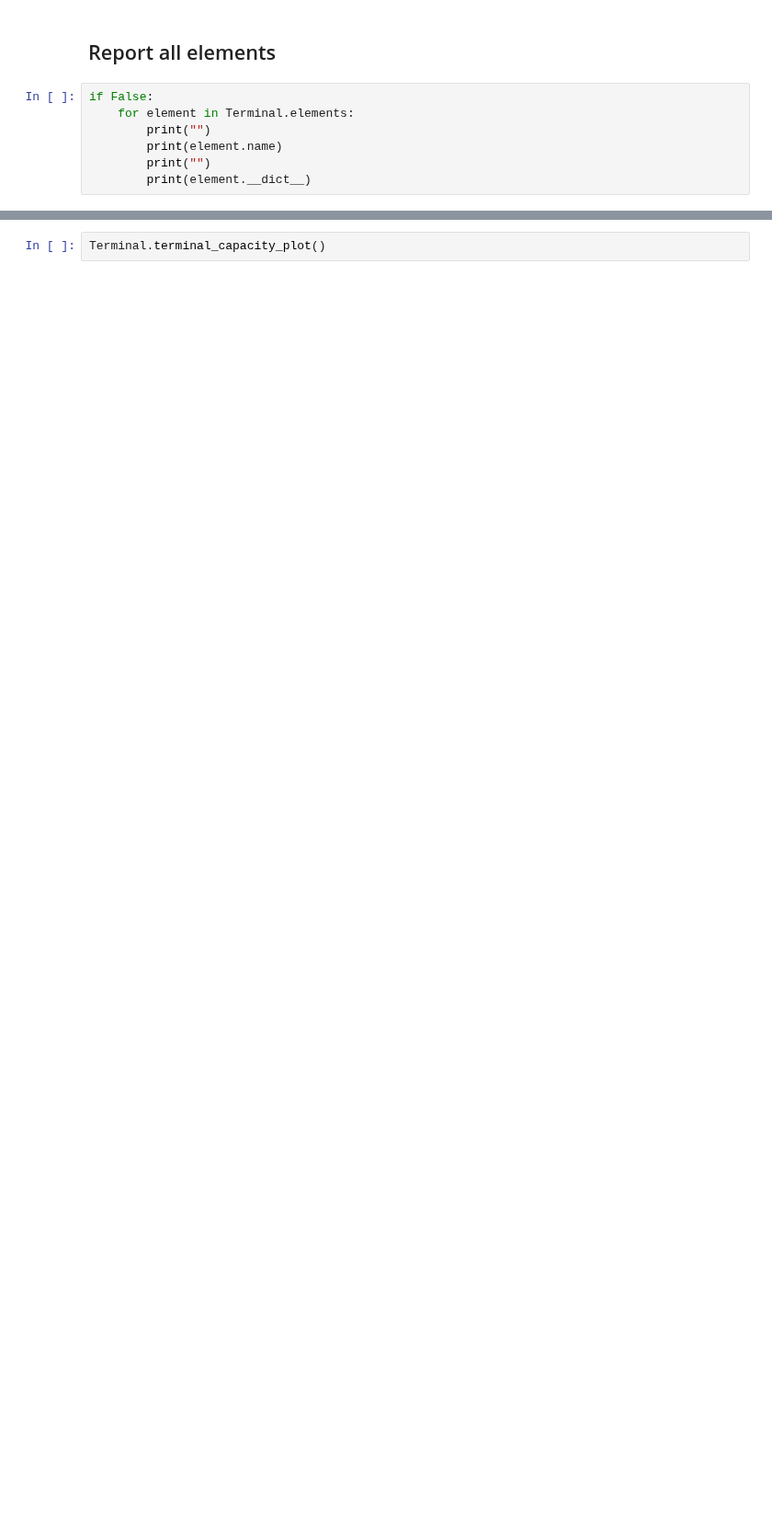
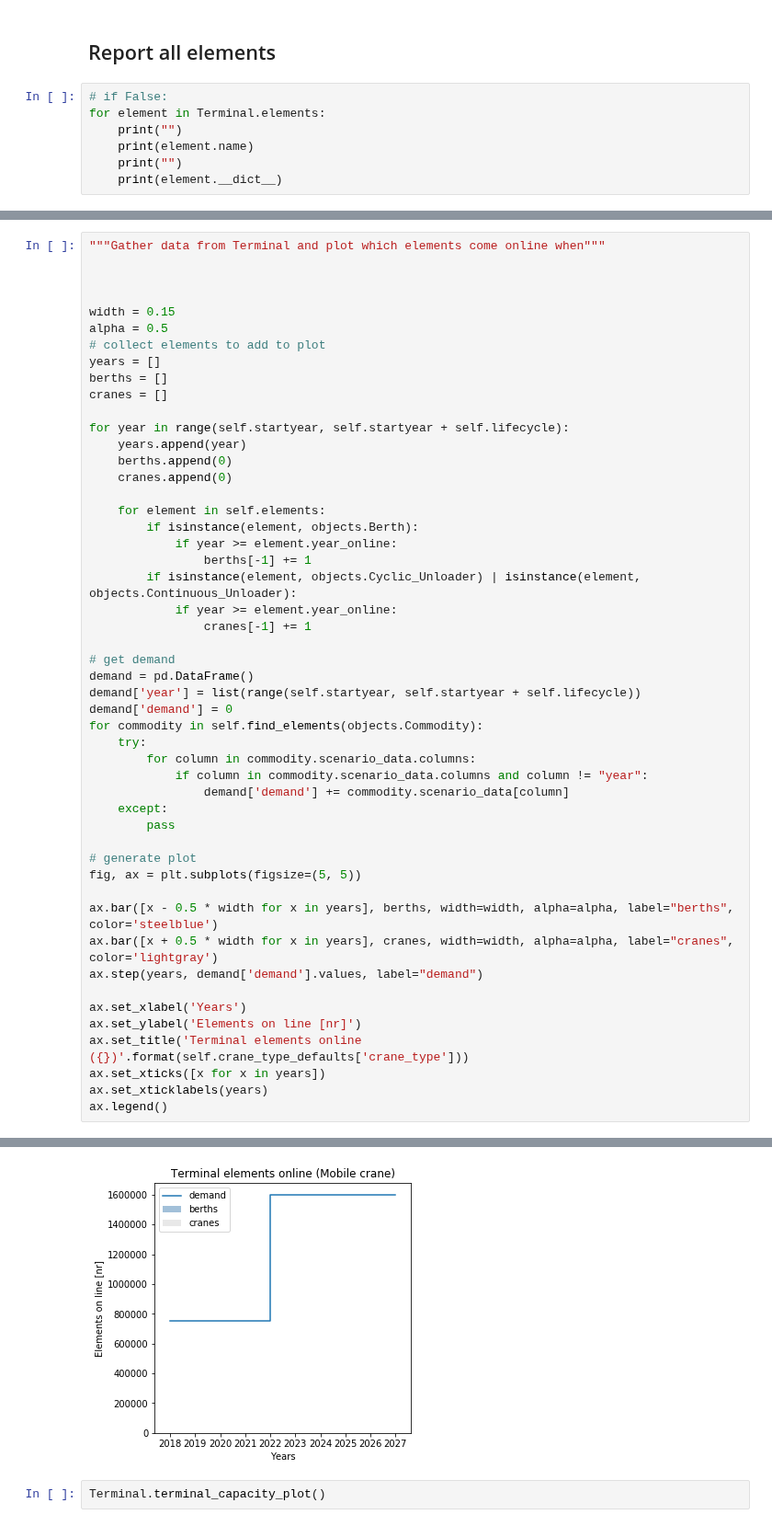
Before and after one commit to TUDelft-CITG/OpenTISim, a Jupyter notebook: notebooks/Example 02 - Example test to plot terminal elements.ipynb, the cells around one changed output, grey strips where cells are left out. Shown at 92% size. Saved outputs shown, nothing was run; the diff lists cells and outputs as text; blank space fills up the shorter version.

```diff
--- a/notebooks/Example 02 - Example test to plot terminal elements.ipynb
+++ b/notebooks/Example 02 - Example test to plot terminal elements.ipynb
@@ -89,9 +101,9 @@ NPV: 12230769.582131177
 # %% [markdown]
 ## Report all elements
 # %%
-if False:
-    for element in Terminal.elements:
-        print("")
-        print(element.name)
-        print("")
-        print(element.__dict__)
+# if False:
+for element in Terminal.elements:
+    print("")
+    print(element.name)
+    print("")
+    print(element.__dict__)
@@ -101,0 +136,51 @@ Terminal.terminal_elements_plot()
+# %%
+"""Gather data from Terminal and plot which elements come online when"""
+
+
+
+width = 0.15
+alpha = 0.5
+# collect elements to add to plot
+years = []
+berths = []
+cranes = []
+
+for year in range(self.startyear, self.startyear + self.lifecycle):
+    years.append(year)
+    berths.append(0)
+    cranes.append(0)
+
+    for element in self.elements:
+        if isinstance(element, objects.Berth):
+            if year >= element.year_online:
+                berths[-1] += 1
+        if isinstance(element, objects.Cyclic_Unloader) | isinstance(element, objects.Continuous_Unloader):
+            if year >= element.year_online:
+                cranes[-1] += 1
+
+# get demand
+demand = pd.DataFrame()
+demand['year'] = list(range(self.startyear, self.startyear + self.lifecycle))
+demand['demand'] = 0
+for commodity in self.find_elements(objects.Commodity):
+    try:
+        for column in commodity.scenario_data.columns:
+            if column in commodity.scenario_data.columns and column != "year":
+                demand['demand'] += commodity.scenario_data[column]
+    except:
+        pass
+
+# generate plot
+fig, ax = plt.subplots(figsize=(5, 5))
+
+ax.bar([x - 0.5 * width for x in years], berths, width=width, alpha=alpha, label="berths", color='steelblue')
+ax.bar([x + 0.5 * width for x in years], cranes, width=width, alpha=alpha, label="cranes", color='lightgray')
+ax.step(years, demand['demand'].values, label="demand")
+
+ax.set_xlabel('Years')
+ax.set_ylabel('Elements on line [nr]')
+ax.set_title('Terminal elements online ({})'.format(self.crane_type_defaults['crane_type']))
+ax.set_xticks([x for x in years])
+ax.set_xticklabels(years)
+ax.legend()
+# %% [output]
@@ -102,3 +188,4 @@ Terminal.terminal_elements_plot()
+[figure, added]
 # %%
 Terminal.terminal_capacity_plot()
 # %% [output]
```
Also changed, not shown: parts of 11 cells of this notebook, 1 other file.
